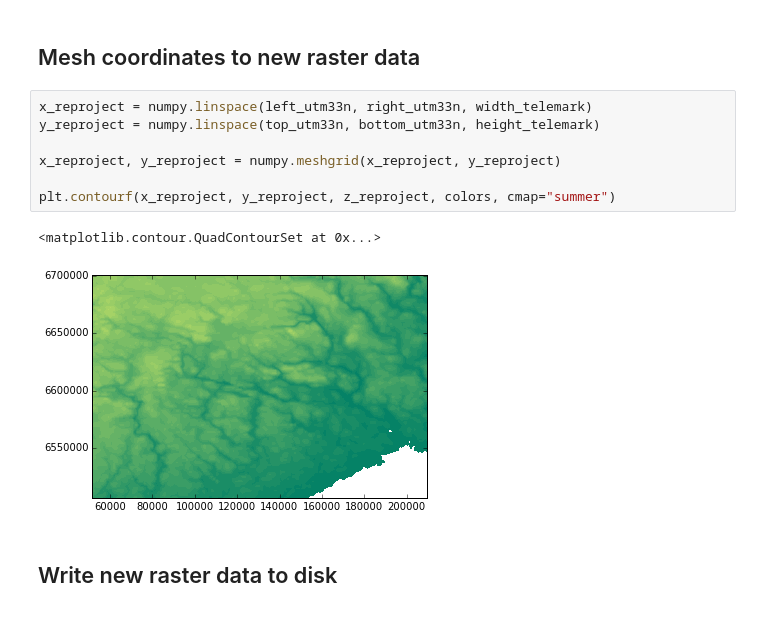
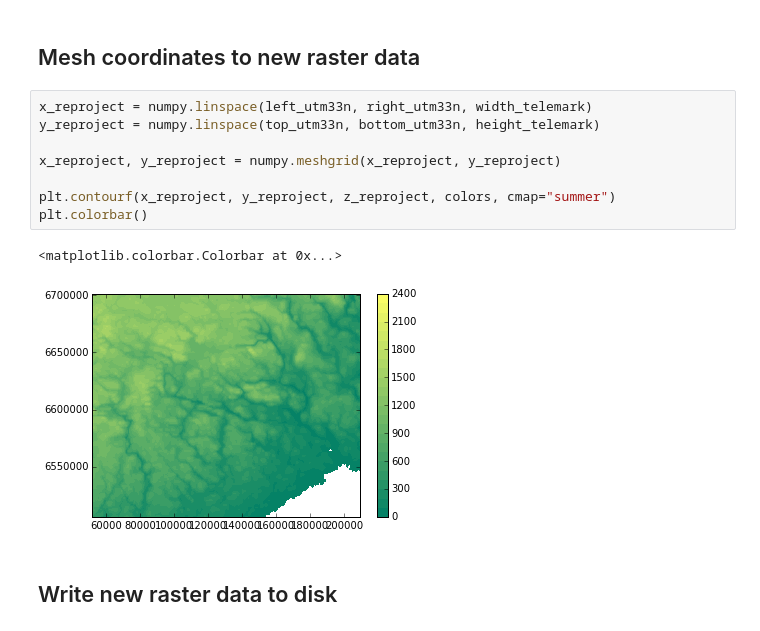
Before and after one commit to jonathf/gis-course, a Jupyter notebook: course.ipynb, the cells around one changed output. Saved outputs shown, nothing was run; the diff lists cells and outputs as text.

```diff
--- a/course.ipynb
+++ b/course.ipynb
@@ -179,13 +197,14 @@ rasterio.warp.reproject(z, z_reproject,
 # %%
 x_reproject = numpy.linspace(left_utm33n, right_utm33n, width_telemark)
 y_reproject = numpy.linspace(top_utm33n, bottom_utm33n, height_telemark)
 
 x_reproject, y_reproject = numpy.meshgrid(x_reproject, y_reproject)
 
 plt.contourf(x_reproject, y_reproject, z_reproject, colors, cmap="summer")
+plt.colorbar()
 # %% [output]
-<matplotlib.contour.QuadContourSet at 0x...>
+<matplotlib.colorbar.Colorbar at 0x...>
-[figure, old version]
+[figure, new version]
 # %% [markdown]
 ## Write new raster data to disk
 # %%
```
Also changed, not shown: parts of 11 cells of this notebook.
